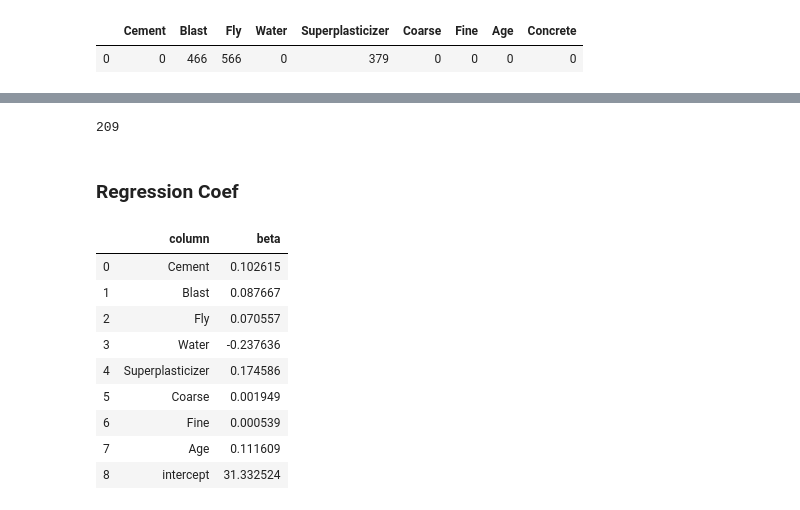
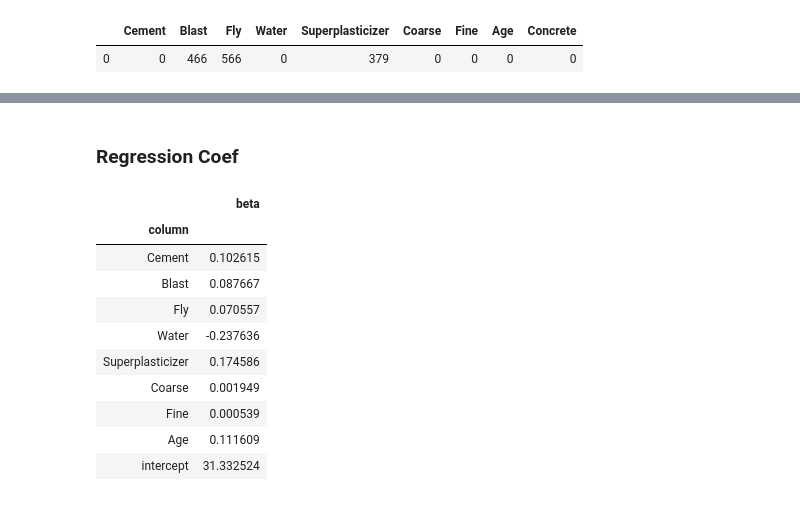
Before and after one commit to meowpunch/ConcreteDataset, a Jupyter notebook: data_analysis.ipynb, the cells around one changed output, grey strips where cells are left out. Saved outputs shown, nothing was run; the diff lists cells and outputs as text; code cells hidden in the pictures.

```diff
--- a/data_analysis.ipynb
+++ b/data_analysis.ipynb
@@ -100,20 +74,17 @@ Length: 1030, dtype: int64
-# %%
-zero_count.apply(lambda x: x == 3).sum()
-# %% [output]
-209
 # %% [markdown]
 ### Regression Coef
 # %%
-beta = pd.read_csv("result/baseline/beta.csv")
+beta = pd.read_csv("result/baseline/beta.csv", index_col=0)
 beta
 # %% [output]
-|  | column | beta |
-| 0 | Cement | 0.102615 |
-| 1 | Blast | 0.087667 |
-| 2 | Fly | 0.070557 |
-| 3 | Water | -0.237636 |
-| 4 | Superplasticizer | 0.174586 |
-| 5 | Coarse | 0.001949 |
-| 6 | Fine | 0.000539 |
-| 7 | Age | 0.111609 |
-| 8 | intercept | 31.332524 |
+|  | beta |
+| column |  |
+| Cement | 0.102615 |
+| Blast | 0.087667 |
+| Fly | 0.070557 |
+| Water | -0.237636 |
+| Superplasticizer | 0.174586 |
+| Coarse | 0.001949 |
+| Fine | 0.000539 |
+| Age | 0.111609 |
+| intercept | 31.332524 |
```
Also changed, not shown: parts of 13 cells of this notebook.
